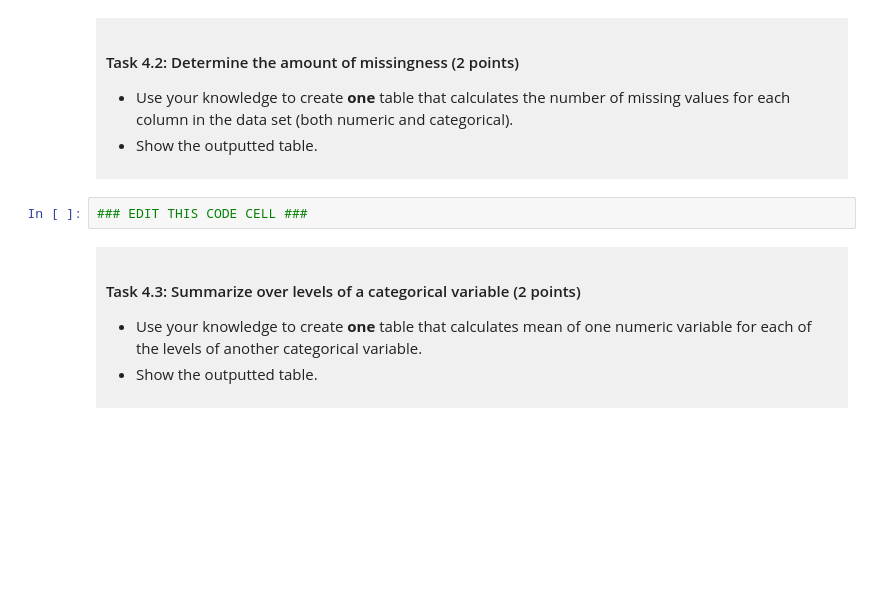
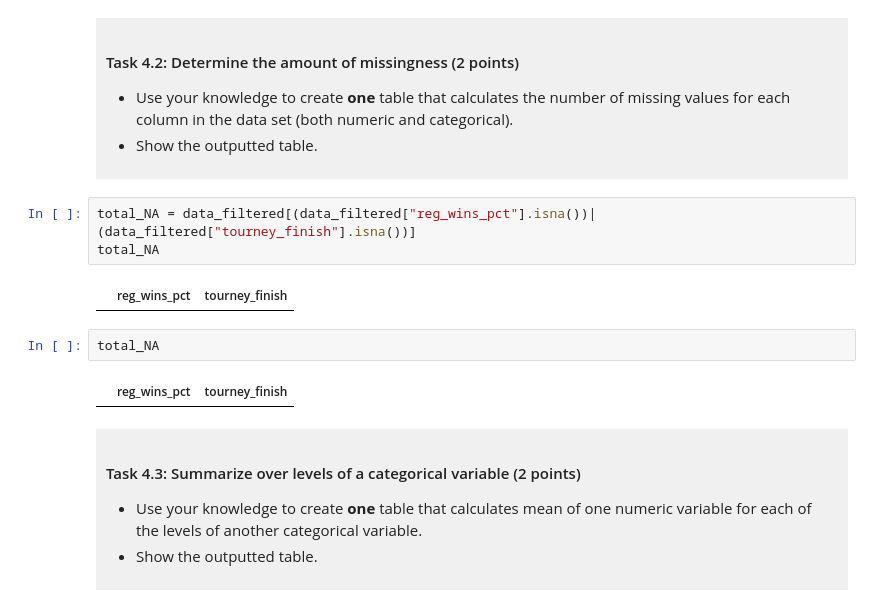
Before and after one commit to Yingxixu0426/dsci-100-project-Yingxi_Xu, a Jupyter notebook: dsci-100-project-notebook.ipynb, the cells around one changed output. Cells and saved outputs as stored; diff of their text form; blank space fills up the shorter version.

```diff
--- a/dsci-100-project-notebook.ipynb
+++ b/dsci-100-project-notebook.ipynb
@@ -245,7 +254,14 @@ You will refine your research question (if needed) and produce a tidy data set.
 - Show the outputted table.
 </div>
 # %%
-### EDIT THIS CODE CELL ###
+total_NA = data_filtered[(data_filtered["reg_wins_pct"].isna())|(data_filtered["tourney_finish"].isna())]
+total_NA
+# %% [output]
+|  | reg_wins_pct | tourney_finish |
+# %%
+total_NA
+# %% [output]
+|  | reg_wins_pct | tourney_finish |
 # %% [markdown]
 <div style="background-color: #f0f0f0; padding: 10px;">
 
```
Also changed, not shown: parts of 6 cells of this notebook.
